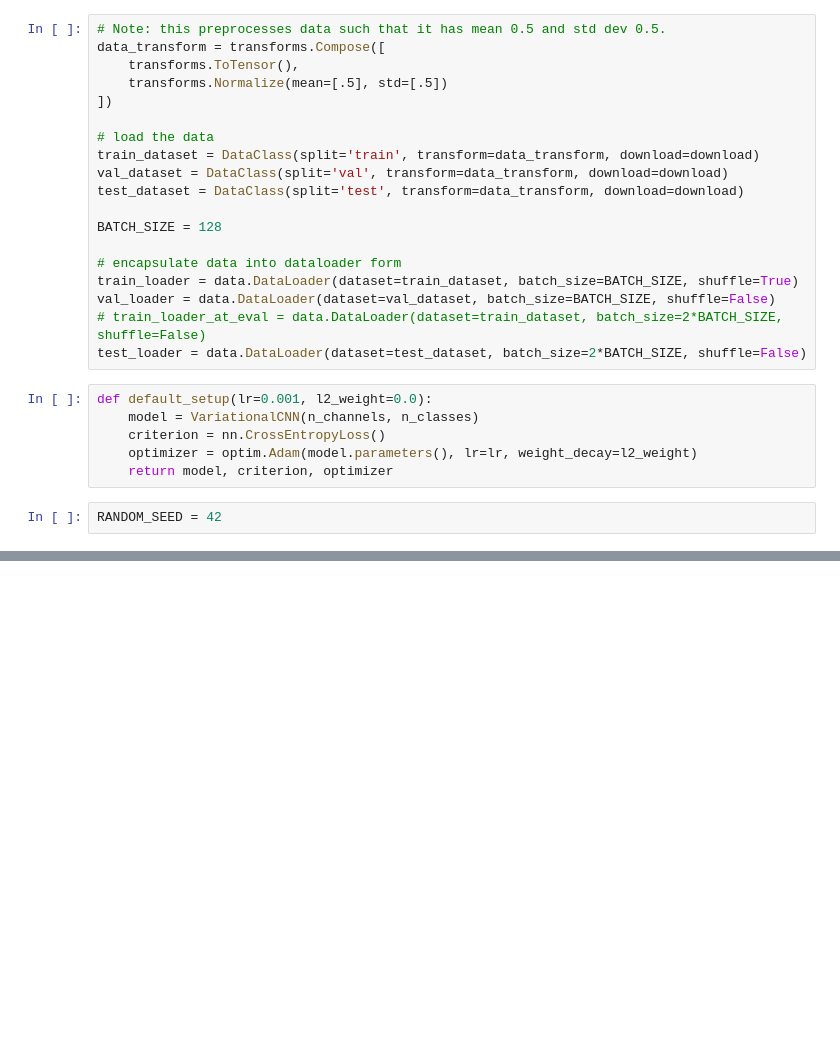
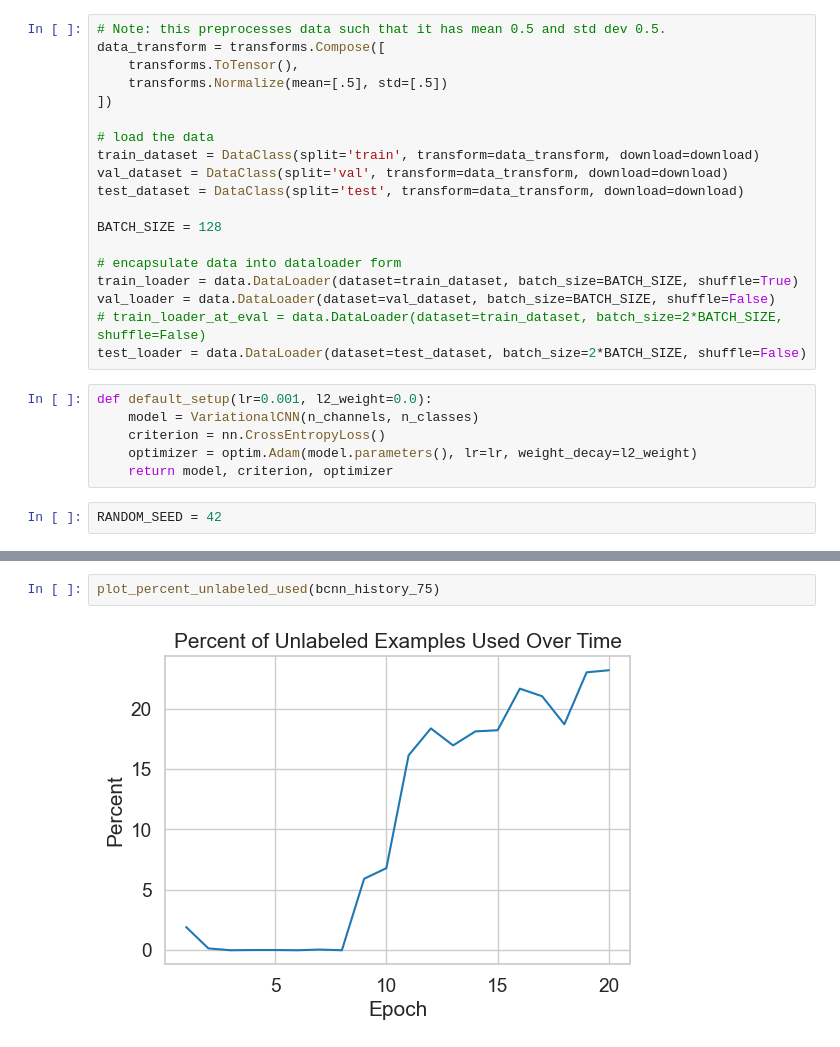
Before and after one commit to behrensm03/bdl-ssl, a Jupyter notebook: bayes_cnn_baseline.ipynb, the cells around one changed output, grey strips where cells are left out. Saved outputs shown, nothing was run; the diff lists cells and outputs as text; blank space fills up the shorter version.

```diff
--- a/bayes_cnn_baseline.ipynb
+++ b/bayes_cnn_baseline.ipynb
@@ -103,0 +123,4 @@ Outputs mean: -1.0720
+# %%
+plot_percent_unlabeled_used(bcnn_history_75)
+# %% [output]
+[figure, added]
```
Also changed, not shown: parts of 18 cells of this notebook, 3 other files.
